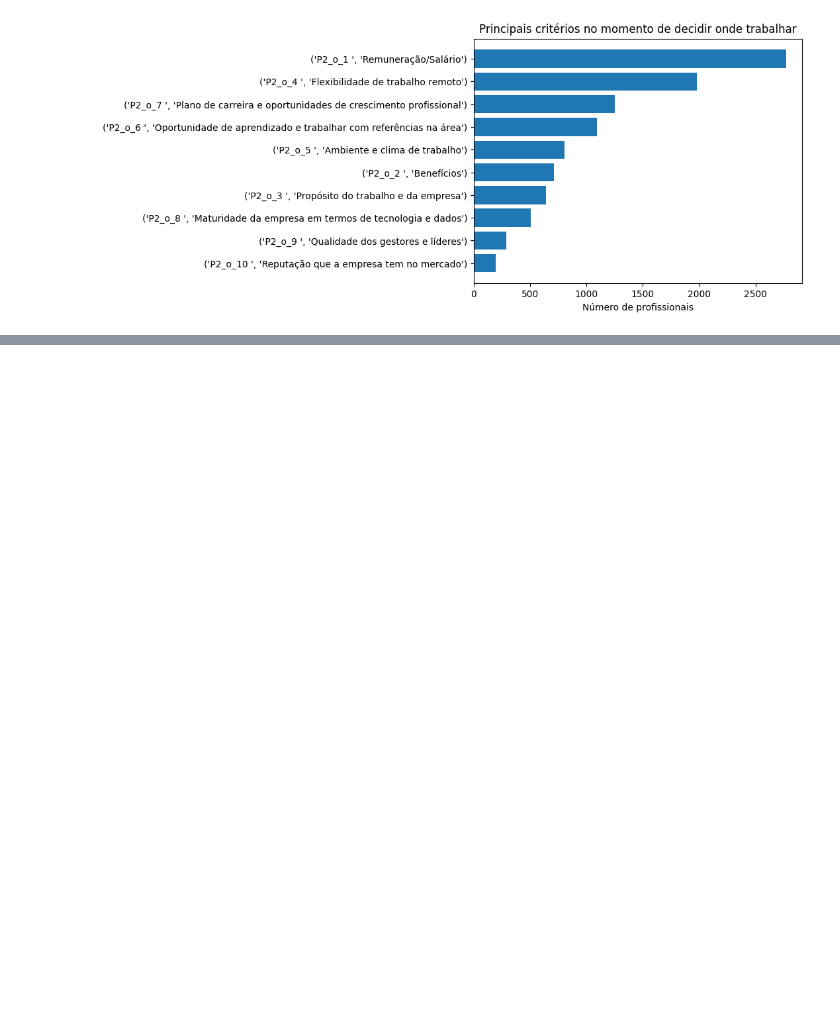
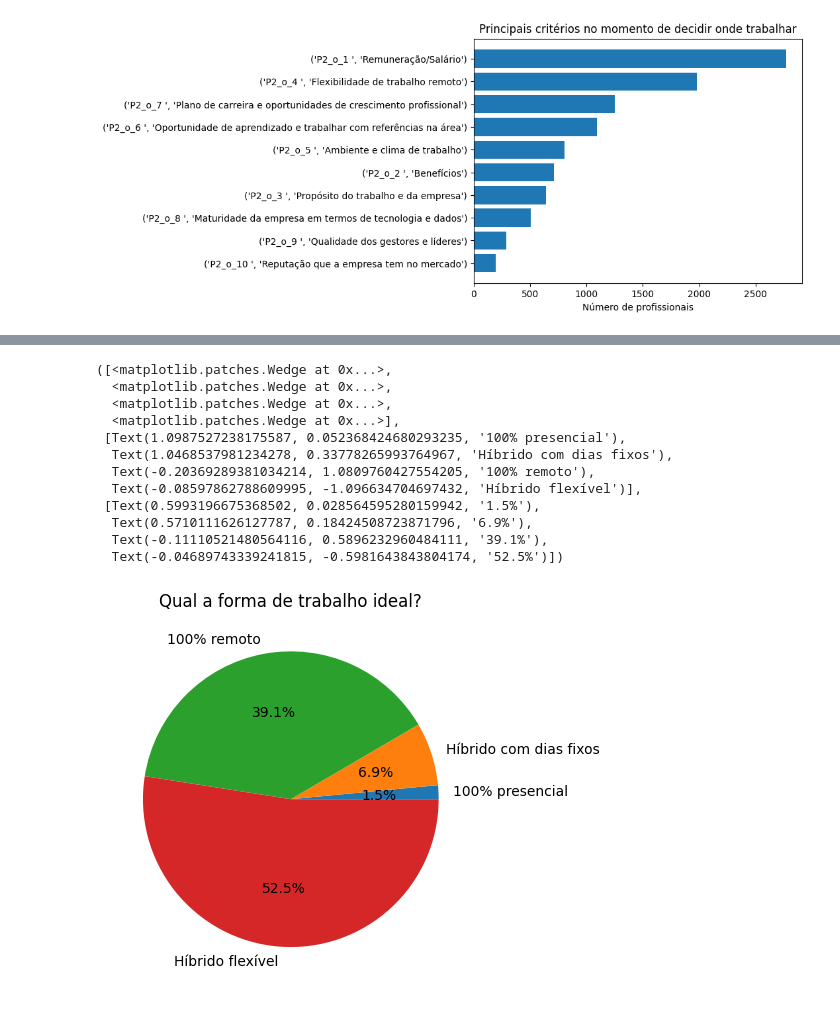
Before and after one commit to dallaqua/Trabalho_Santander_Coders_TPI, a Jupyter notebook: analise_mercado_dados_2022.ipynb, the cells around one changed output, grey strips where cells are left out. Cells and saved outputs as stored; diff of their text form; code cells hidden in the pictures; blank space fills up the shorter version.

```diff
--- a/analise_mercado_dados_2022.ipynb
+++ b/analise_mercado_dados_2022.ipynb
@@ -199,0 +204,21 @@ Text(0.5, 1.0, 'Principais critérios no momento de decidir onde trabalhar')
+# %%
+coluna_trabalho_ideal = "('P2_q ', 'Qual a forma de trabalho ideal para você?')"
+
+df_forma_ideal = df_parte_2.groupby(coluna_trabalho_ideal)[coluna_trabalho_ideal].count().sort_values()
+labels = '100% presencial', 'Híbrido com dias fixos', '100% remoto', 'Híbrido flexível'
+plt.title('Qual a forma de trabalho ideal?')
+plt.pie(df_forma_ideal, labels = labels, autopct='%1.1f%%')
+# %% [output]
+([<matplotlib.patches.Wedge at 0x...>,
+  <matplotlib.patches.Wedge at 0x...>,
+  <matplotlib.patches.Wedge at 0x...>,
+  <matplotlib.patches.Wedge at 0x...>],
+ [Text(1.0987527238175587, 0.052368424680293235, '100% presencial'),
+  Text(1.0468537981234278, 0.33778265993764967, 'Híbrido com dias fixos'),
+  Text(-0.20369289381034214, 1.0809760427554205, '100% remoto'),
+  Text(-0.08597862788609995, -1.096634704697432, 'Híbrido flexível')],
+ [Text(0.5993196675368502, 0.028564595280159942, '1.5%'),
+  Text(0.5710111626127787, 0.18424508723871796, '6.9%'),
+  Text(-0.11110521480564116, 0.5896232960484111, '39.1%'),
+  Text(-0.04689743339241815, -0.5981643843804174, '52.5%')])
+[figure, added]
```
Also changed, not shown: parts of 1 cell of this notebook.
